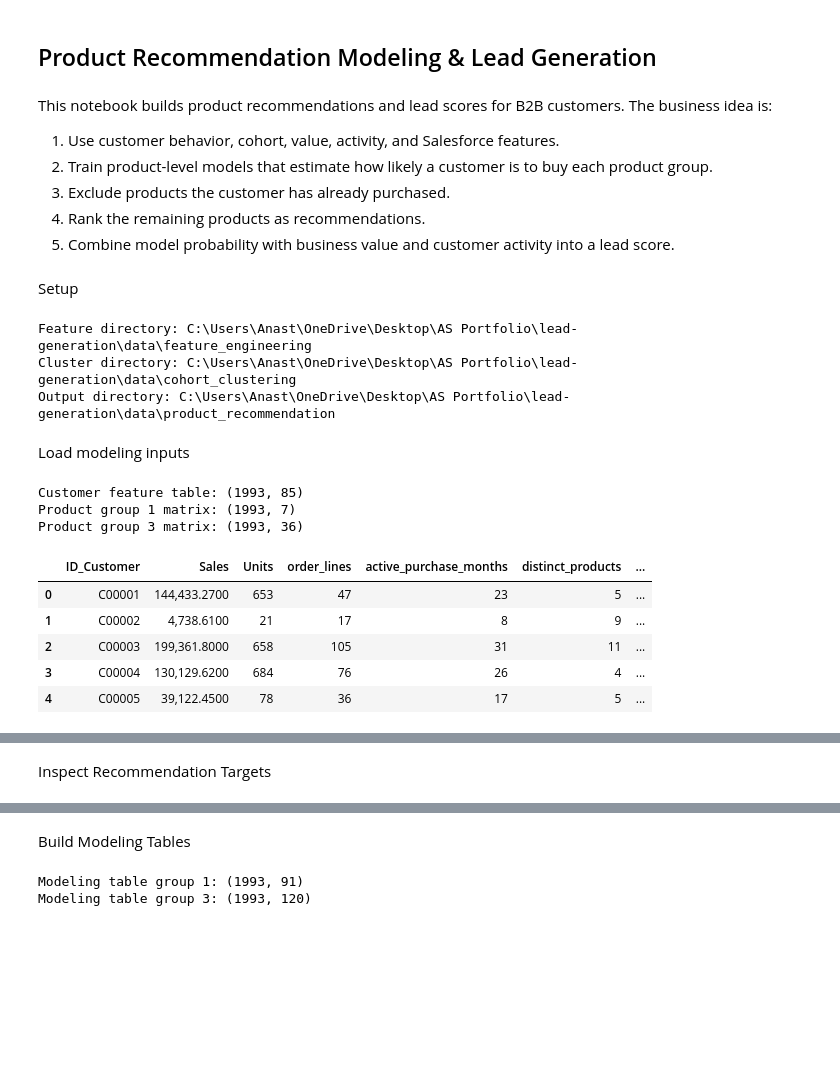
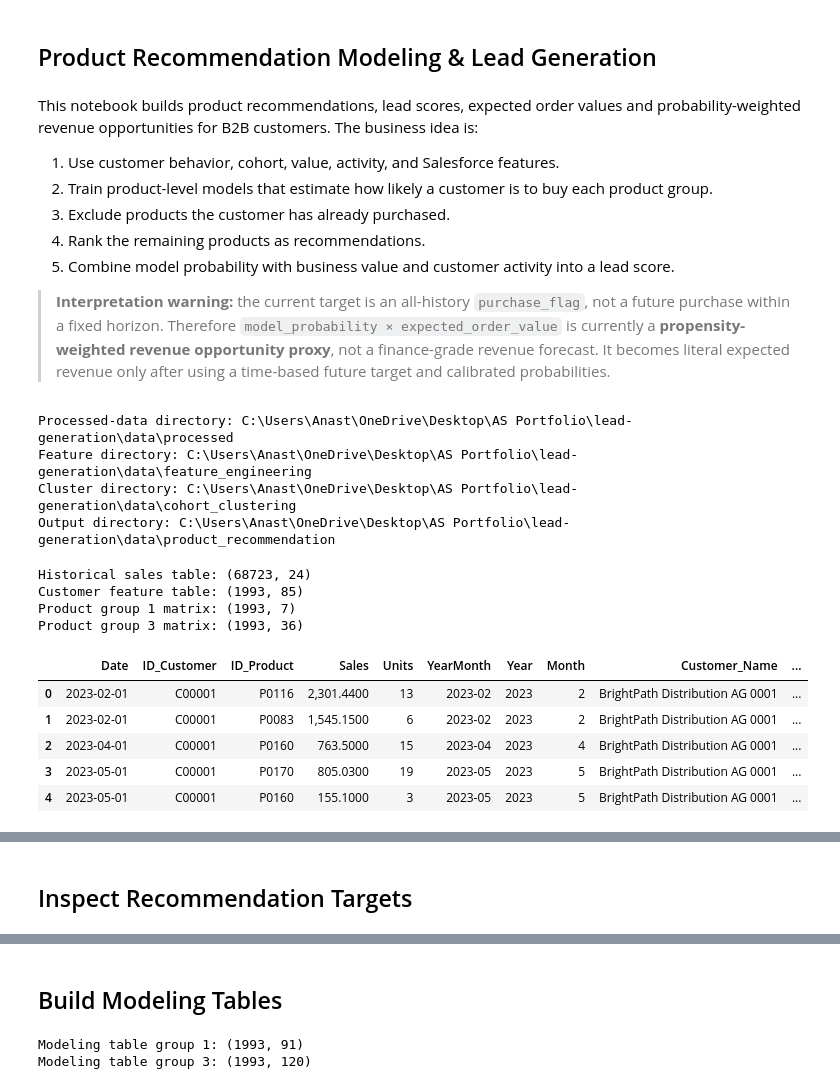
Before and after one commit to AnastasiaSamoylova92/lead-generation, a Jupyter notebook: notebooks/04_product_recommendation_lead_generation.ipynb, the cells around one changed output, grey strips where cells are left out. Drawn from its saved outputs; the diff is of its cells as text; code cells hidden in the pictures; blank space fills up the shorter version.

```diff
--- a/notebooks/04_product_recommendation_lead_generation.ipynb
+++ b/notebooks/04_product_recommendation_lead_generation.ipynb
@@ -1,16 +1,17 @@
 # %% [markdown]
 ## Product Recommendation Modeling & Lead Generation
 # %% [markdown]
-This notebook builds product recommendations and lead scores for B2B customers.
+This notebook builds product recommendations, lead scores, expected order values and probability-weighted revenue opportunities for B2B customers.
 The business idea is:
 1. Use customer behavior, cohort, value, activity, and Salesforce features.
 2. Train product-level models that estimate how likely a customer is to buy each product group.
 3. Exclude products the customer has already purchased.
 4. Rank the remaining products as recommendations.
 5. Combine model probability with business value and customer activity into a lead score.
+
+> **Interpretation warning:** the current target is an all-history `purchase_flag`, not a future purchase within a fixed horizon. Therefore `model_probability × expected_order_value` is currently a **propensity-weighted revenue opportunity proxy**, not a finance-grade revenue forecast. It becomes literal expected revenue only after using a time-based future target and calibrated probabilities.
-# %% [markdown]
-Setup
 # %%
+#Setup
 from pathlib import Path
 
 import numpy as np
@@ -33,6 +34,7 @@ pd.set_option("display.max_columns", 180)
 pd.set_option("display.width", 180)
 pd.set_option("display.float_format", lambda x: f"{x:,.4f}")
 
+PROCESSED_DIR = Path("../data/processed")
 FEATURE_DIR = Path("../data/feature_engineering")
 CLUSTER_DIR = Path("../data/cohort_clustering")
 OUTPUT_DIR = Path("../data/product_recommendation")
@@ -42,34 +44,48 @@ RANDOM_STATE = 42
 TOP_K = 3
 MIN_POSITIVES = 25
 
+# expected-order-value assumptions
+VALUE_SHRINKAGE_STRENGTH = 30
+CUSTOMER_VALUE_MULTIPLIER_BOUNDS = (0.50, 2.00)
+WINSOR_LIMITS = (0.01, 0.99)
+
+# false for the current all-history affinity model. Change only after rebuilding
+# the target as a future purchase within a fixed horizon and calibrating probabilities.
+MODEL_PROBABILITY_IS_CALIBRATED_FUTURE_PROBABILITY = False
+
+print("Processed-data directory:", PROCESSED_DIR.resolve())
 print("Feature directory:", FEATURE_DIR.resolve())
 print("Cluster directory:", CLUSTER_DIR.resolve())
 print("Output directory:", OUTPUT_DIR.resolve())
 # %% [output]
+Processed-data directory: C:\Users\Anast\OneDrive\Desktop\AS Portfolio\lead-generation\data\processed
 Feature directory: C:\Users\Anast\OneDrive\Desktop\AS Portfolio\lead-generation\data\feature_engineering
 Cluster directory: C:\Users\Anast\OneDrive\Desktop\AS Portfolio\lead-generation\data\cohort_clustering
 Output directory: C:\Users\Anast\OneDrive\Desktop\AS Portfolio\lead-generation\data\product_recommendation
-# %% [markdown]
-Load modeling inputs
 # %%
+# Load modeling inputs
+df_sales_full = pd.read_csv(PROCESSED_DIR / "df_sales_full.csv")
 df_customers = pd.read_csv(CLUSTER_DIR / "df_clustering_output.csv")
 cust_prod_matrix_grp_1 = pd.read_csv(FEATURE_DIR / "cust_prod_matrix_grp_1.csv")
 cust_prod_matrix_grp_3 = pd.read_csv(FEATURE_DIR / "cust_prod_matrix_grp_3.csv")
 
+print("Historical sales table:", df_sales_full.shape)
 print("Customer feature table:", df_customers.shape)
 print("Product group 1 matrix:", cust_prod_matrix_grp_1.shape)
 print("Product group 3 matrix:", cust_prod_matrix_grp_3.shape)
 
+display(df_sales_full.head())
 display(df_customers.head())
 display(cust_prod_matrix_grp_1.head())
 display(cust_prod_matrix_grp_3.head())
 # %% [output]
+Historical sales table: (68723, 24)
 Customer feature table: (1993, 85)
 Product group 1 matrix: (1993, 7)
 Product group 3 matrix: (1993, 36)
-|  | ID_Customer | Sales | Units | order_lines | active_purchase_months | distinct_products | ... |
-| 0 | C00001 | 144,433.2700 | 653 | 47 | 23 | 5 | ... |
-| 1 | C00002 | 4,738.6100 | 21 | 17 | 8 | 9 | ... |
-| 2 | C00003 | 199,361.8000 | 658 | 105 | 31 | 11 | ... |
-| 3 | C00004 | 130,129.6200 | 684 | 76 | 26 | 4 | ... |
-| 4 | C00005 | 39,122.4500 | 78 | 36 | 17 | 5 | ... |
+|  | Date | ID_Customer | ID_Product | Sales | Units | YearMonth | Year | Month | Customer_Name | ... |
+| 0 | 2023-02-01 | C00001 | P0116 | 2,301.4400 | 13 | 2023-02 | 2023 | 2 | BrightPath Distribution AG 0001 | ... |
+| 1 | 2023-02-01 | C00001 | P0083 | 1,545.1500 | 6 | 2023-02 | 2023 | 2 | BrightPath Distribution AG 0001 | ... |
+| 2 | 2023-04-01 | C00001 | P0160 | 763.5000 | 15 | 2023-04 | 2023 | 4 | BrightPath Distribution AG 0001 | ... |
+| 3 | 2023-05-01 | C00001 | P0170 | 805.0300 | 19 | 2023-05 | 2023 | 5 | BrightPath Distribution AG 0001 | ... |
+| 4 | 2023-05-01 | C00001 | P0160 | 155.1000 | 3 | 2023-05 | 2023 | 5 | BrightPath Distribution AG 0001 | ... |
@@ -88,5 +110,5 @@ Product group 3 matrix: (1993, 36)
 # %% [markdown]
-Inspect Recommendation Targets
+## Inspect Recommendation Targets
 # %%
 # understand imbalances
 def target_summary(matrix: pd.DataFrame, prefix: str) -> pd.DataFrame:
@@ -135,7 +157,7 @@ display(grp3_target_summary.head(20))
 | 27 | purchase_flag_grp3_Preventive Kit... | Preventive Kits Type 1 | 1993 | 350 | 0.1756 | 1643 |
 | 10 | purchase_flag_grp3_Core Replaceme... | Core Replacement Type 1 | 1993 | 346 | 0.1736 | 1647 |
 # %% [markdown]
-Build Modeling Tables
+## Build Modeling Tables
 # %%
 # merge customer features with product target matrix
 
```
Also changed, not shown: parts of 41 cells of this notebook, 46 other files.
